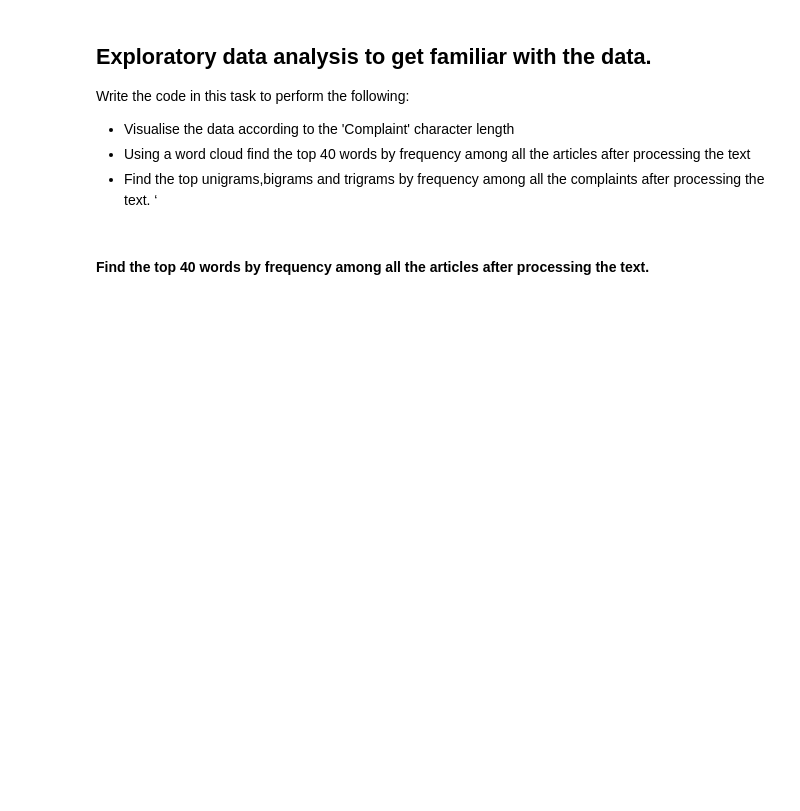
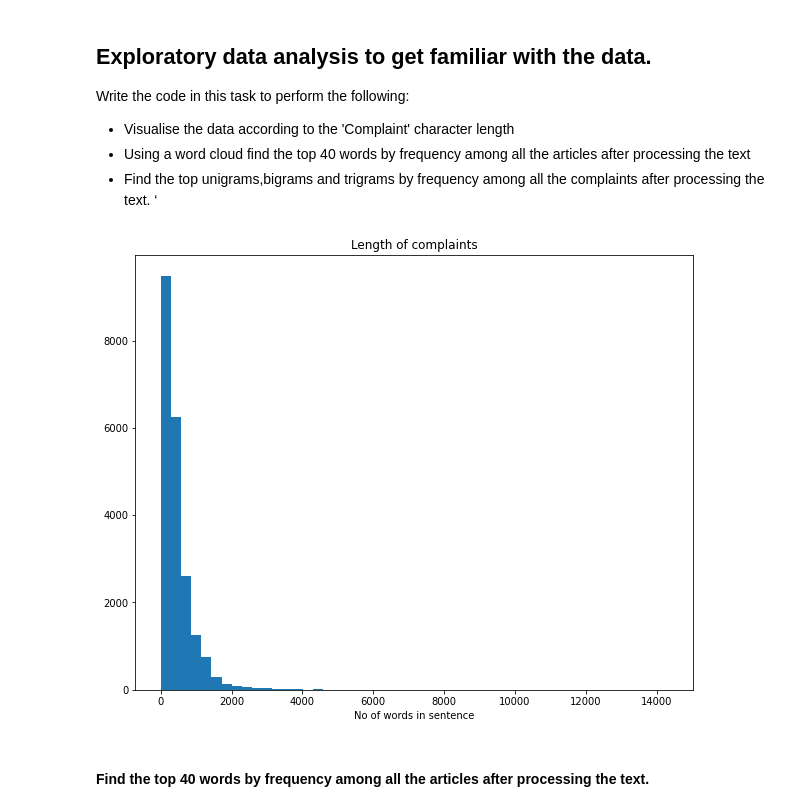
Before and after one commit to sreedevigattu/ticketclass, a Jupyter notebook: Automatic_Ticket_Classification_Assignment.ipynb, the cells around one changed output. Drawn from its saved outputs; the diff is of its cells as text; code cells hidden in the pictures; blank space fills up the shorter version.

```diff
--- a/Automatic_Ticket_Classification_Assignment.ipynb
+++ b/Automatic_Ticket_Classification_Assignment.ipynb
@@ -359,9 +403,10 @@ df_clean.head()
 # %% [markdown]
 #### Use POS tags to get relevant words from the texts.
 # %%
-def printOnceInNTimes(msg, count, onceIn):
+TRACE_IN_N_LINES = 200
+def printOnceInNTimes(msg, count):
     #print(msg, count, onceIn)
-    if count%onceIn == 0: print(msg)
+    if count%TRACE_IN_N_LINES == 0: print(msg)
 # %%
 df_clean.shape
 # %% [output]
@@ -438,6 +518,14 @@ Write the code in this task to perform the following:
 *   Find the top unigrams,bigrams and trigrams by frequency among all the complaints after processing the text. ‘
 # %%
 # Write your code here to visualise the data according to the 'Complaint' character length
+complaint_len = [len(i) for i in df_clean['complaint_POS_removed']]
+plt.figure(figsize=(10,8))
+plt.hist(complaint_len,bins=50)
+plt.xlabel('No of words in sentence')
+plt.title('Length of complaints')
+plt.show()
+# %% [output]
+[figure, added]
 # %% [markdown]
 #### Find the top 40 words by frequency among all the articles after processing the text.
 # %%
```
Also changed, not shown: parts of 71 cells of this notebook.
